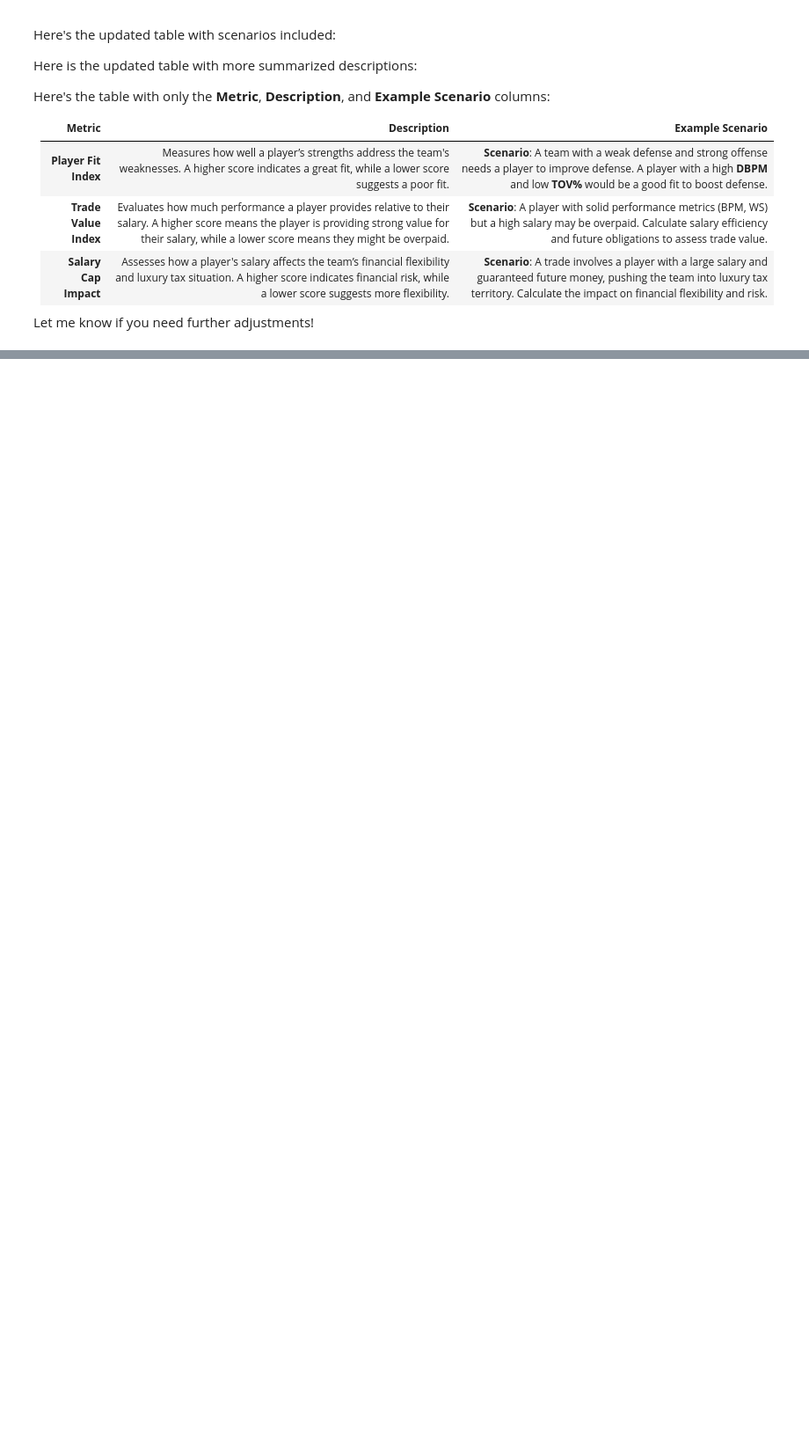
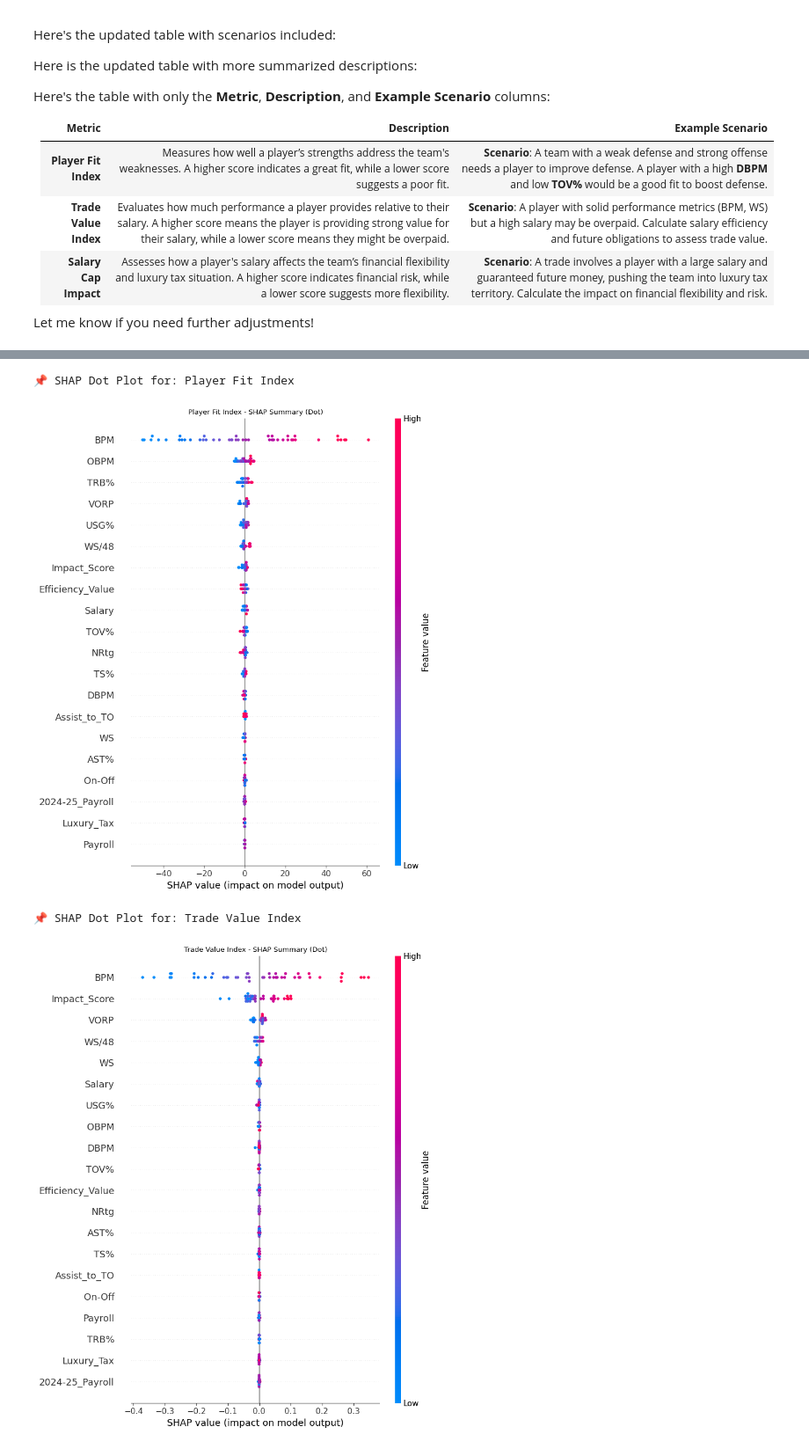
Before and after one commit to Makster04/Phase_4_Project, a Jupyter notebook: Project.ipynb, the cells around one changed output, grey strips where cells are left out. Shown at 88% size. Cells and saved outputs as stored; diff of their text form; code cells hidden in the pictures; blank space fills up the shorter version.

```diff
--- a/Project.ipynb
+++ b/Project.ipynb
@@ -1031,0 +1123,65 @@ visualizations
+# %%
+import shap
+import matplotlib.pyplot as plt
+from sklearn.model_selection import train_test_split, RandomizedSearchCV
+from sklearn.ensemble import RandomForestRegressor
+
+# Define the targets and storage dictionaries
+targets = ["Player Fit Index", "Trade Value Index", "Salary Cap Impact"]
+default_rf_models = {}
+test_sets = {}
+
+# 1. Train Default RF for Fit + Trade Value
+for target in ["Player Fit Index", "Trade Value Index"]:
+    data = features.dropna(subset=[target])
+    X = data.drop(columns=targets)
+    y = data[target]
+    X_train, X_test, y_train, y_test = train_test_split(X, y, random_state=42)
+
+    model = RandomForestRegressor(random_state=42)
+    model.fit(X_train, y_train)
+
+    default_rf_models[target] = model
+    test_sets[target] = X_test
+
+# 2. Train Tuned RF for Salary Cap Impact
+param_dist = {
+    'n_estimators': [100, 200, 300],
+    'max_depth': [None, 10, 20, 30],
+    'min_samples_split': [2, 5],
+    'min_samples_leaf': [1, 2, 4],
+    'max_features': ['sqrt', 'log2', None]
+}
+
+target = "Salary Cap Impact"
+data = features.dropna(subset=[target])
+X = data.drop(columns=targets)
+y = data[target]
+X_train, X_test, y_train, y_test = train_test_split(X, y, random_state=42)
+
+rf = RandomForestRegressor(random_state=42)
+search = RandomizedSearchCV(rf, param_distributions=param_dist, n_iter=30, cv=5, random_state=42, n_jobs=-1)
+search.fit(X_train, y_train)
+
+tuned_model = search.best_estimator_
+default_rf_models[target] = tuned_model
+test_sets[target] = X_test
+
+# 3. SHAP Dot Plot Visualizations
+for target in targets:
+    print(f"\n📌 SHAP Dot Plot for: {target}")
+    model = default_rf_models[target]
+    X_test = test_sets[target]
+
+    explainer = shap.TreeExplainer(model)
+    shap_values = explainer.shap_values(X_test)
+
+    shap.summary_plot(shap_values, X_test, plot_type="dot", show=False)
+    plt.title(f"{target} - SHAP Summary (Dot)")
+    plt.tight_layout()
+    plt.show()
+# %% [output]
+📌 SHAP Dot Plot for: Player Fit Index
+[figure, added]
+📌 SHAP Dot Plot for: Trade Value Index
+[figure, added]
```
Also changed, not shown: parts of 14 cells of this notebook.
